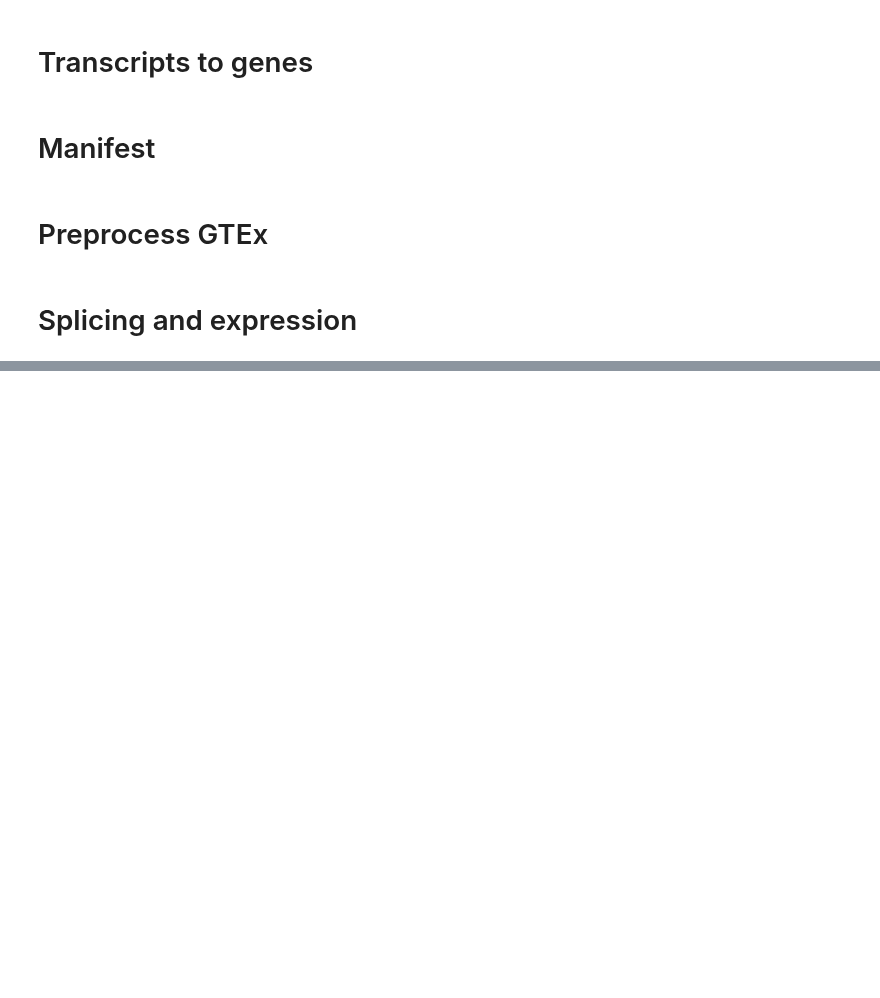
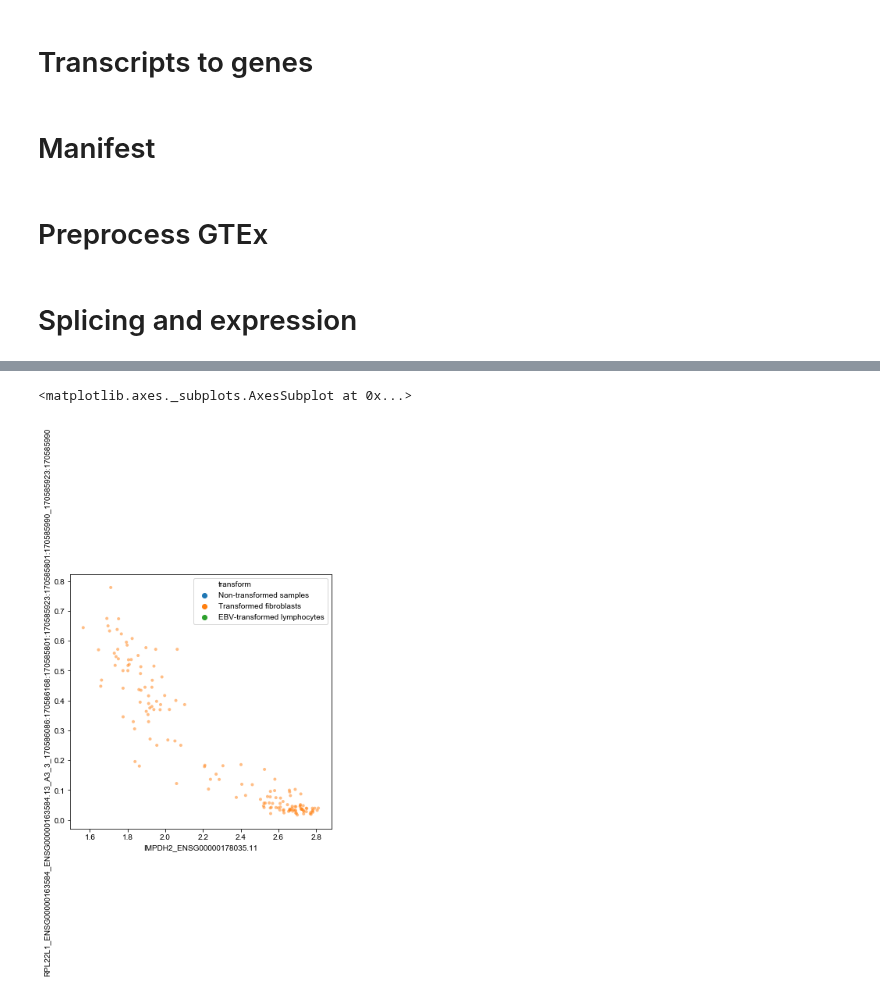
Before and after one commit to kevinhu/mdm4-splicing, a Jupyter notebook: notebooks/a1_gtex.ipynb, the cells around one changed output, grey strips where cells are left out. Drawn from its saved outputs; the diff is of its cells as text; code cells hidden in the pictures; blank space fills up the shorter version.

```diff
--- a/notebooks/a1_gtex.ipynb
+++ b/notebooks/a1_gtex.ipynb
@@ -107,0 +117,12 @@ huy.regression(rpl22l1,1-rpl22l1_3a)
+# %%
+plt.figure(figsize=(6,6))
+sns.scatterplot(gtex_genex["IMPDH2_ENSG00000178035.11"],
+                1-fibroblast_rpl22l1_3a,
+                hue=gtex_manifest["transform"],
+                linewidth=0,
+                s=16,
+                alpha=0.5
+               )
+# %% [output]
+<matplotlib.axes._subplots.AxesSubplot at 0x...>
+[figure, added]
```
Also changed, not shown: parts of 10 cells of this notebook, 4 other files.
